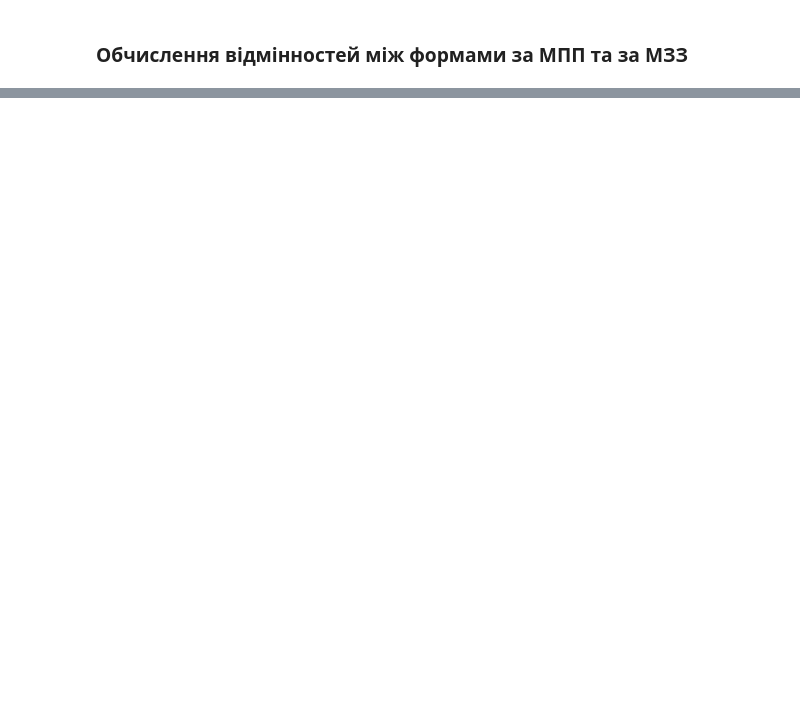
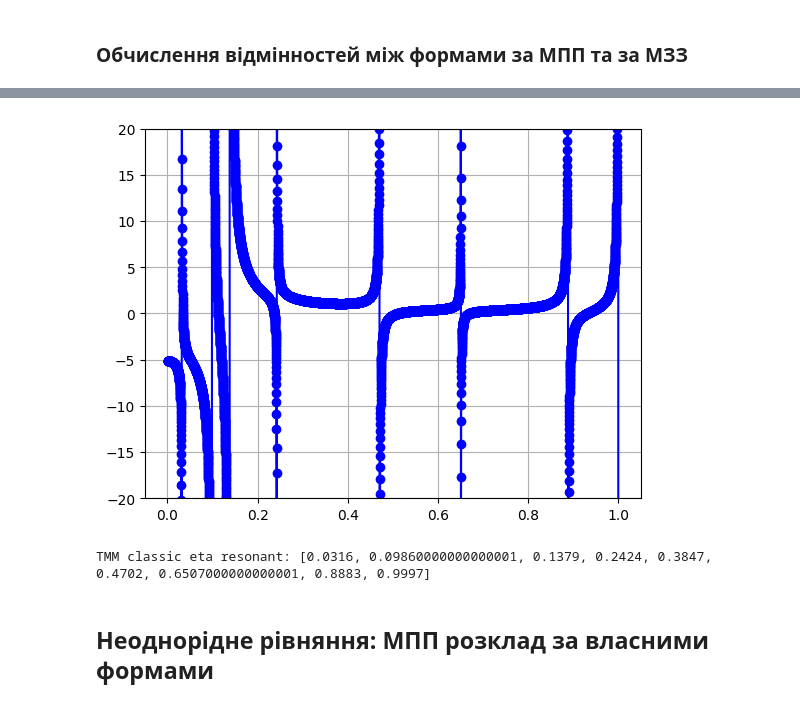
Before and after one commit to arroneq/KPI-FAM-subjects, a Jupyter notebook: Numerical Methods/Lab 2-3/Ipynb/nmmp2-3.ipynb, the cells around one changed output, grey strips where cells are left out. Cells and saved outputs as stored; diff of their text form; code cells hidden in the pictures; blank space fills up the shorter version.

```diff
--- a/Numerical Methods/Lab 2-3/Ipynb/nmmp2-3.ipynb
+++ b/Numerical Methods/Lab 2-3/Ipynb/nmmp2-3.ipynb
@@ -719,0 +735,16 @@ Deviations: [ 390  391  392  393  394  395  396  397  398  399  400  401  402  4
+# %%
+plt.plot(eta_candidates, W_tmm_classic, marker="o", color="blue")
+plt.ylim(-20,20)
+plt.grid()
+plt.show()
+# %% [output]
+[figure, added]
+# %%
+eta_tmm_classic_resonant = [
+    eta_candidates[i] for i in range(1,len(eta_candidates)-1)
+    if W_tmm_classic[i] == min([W_tmm_classic[i-1], W_tmm_classic[i], W_tmm_classic[i+1]])
+]
+
+print("TMM classic eta resonant:", eta_tmm_classic_resonant)
+# %% [output]
+TMM classic eta resonant: [0.0316, 0.09860000000000001, 0.1379, 0.2424, 0.3847, 0.4702, 0.6507000000000001, 0.8883, 0.9997]
@@ -719,0 +756,2 @@ Deviations: [ 390  391  392  393  394  395  396  397  398  399  400  401  402  4
+# %% [markdown]
+## Неоднорідне рівняння: МПП розклад за власними формами
```
Also changed, not shown: parts of 47 cells of this notebook, 19 other files.
